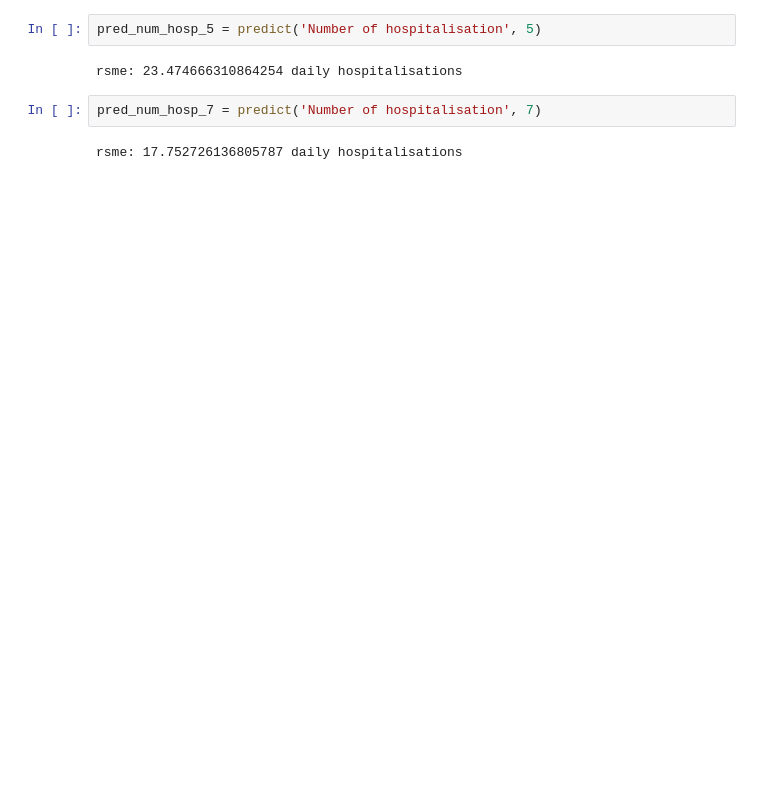
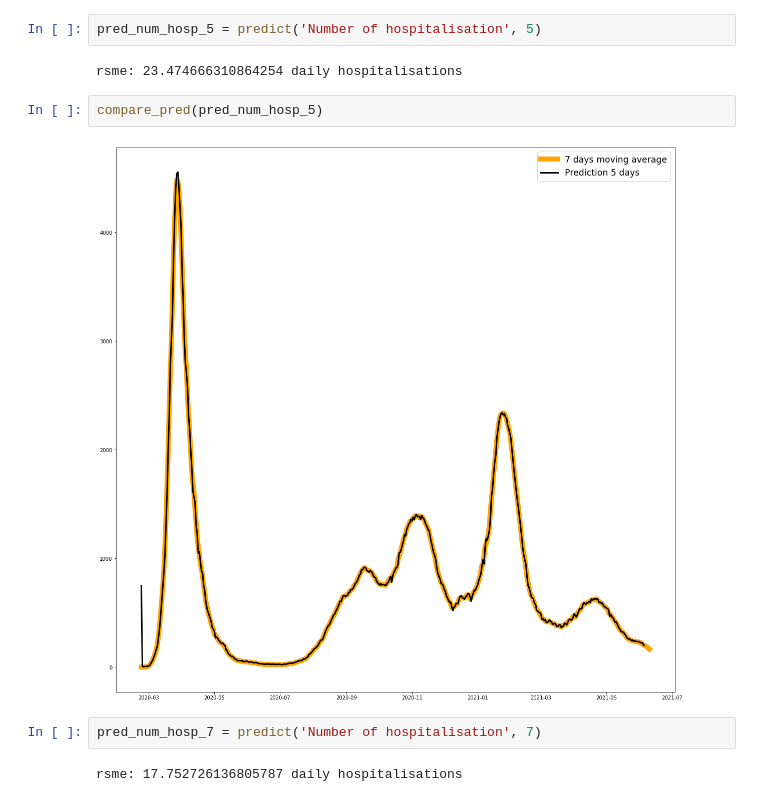
Before and after one commit to ffreire92/final_project, a Jupyter notebook: predictions_final.ipynb, the cells around one changed output. Cells and saved outputs as stored; diff of their text form; blank space fills up the shorter version.

```diff
--- a/predictions_final.ipynb
+++ b/predictions_final.ipynb
@@ -339,6 +412,10 @@ rsme: 17.309328742227592 daily hospitalisations
 pred_num_hosp_5 = predict('Number of hospitalisation', 5)
 # %% [output]
 rsme: 23.474666310864254 daily hospitalisations
+# %%
+compare_pred(pred_num_hosp_5)
+# %% [output]
+[figure, added]
 # %%
 pred_num_hosp_7 = predict('Number of hospitalisation', 7)
 # %% [output]
```
Also changed, not shown: parts of 33 cells of this notebook.
